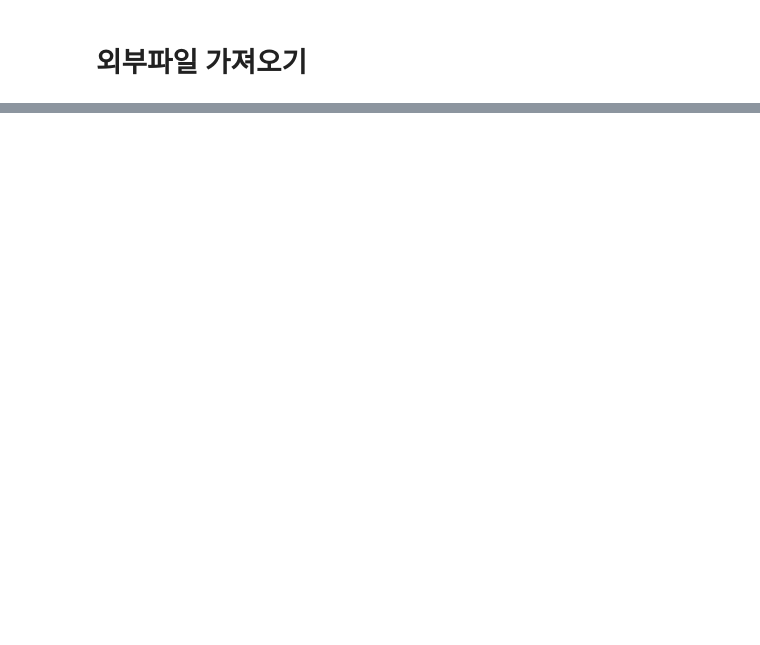
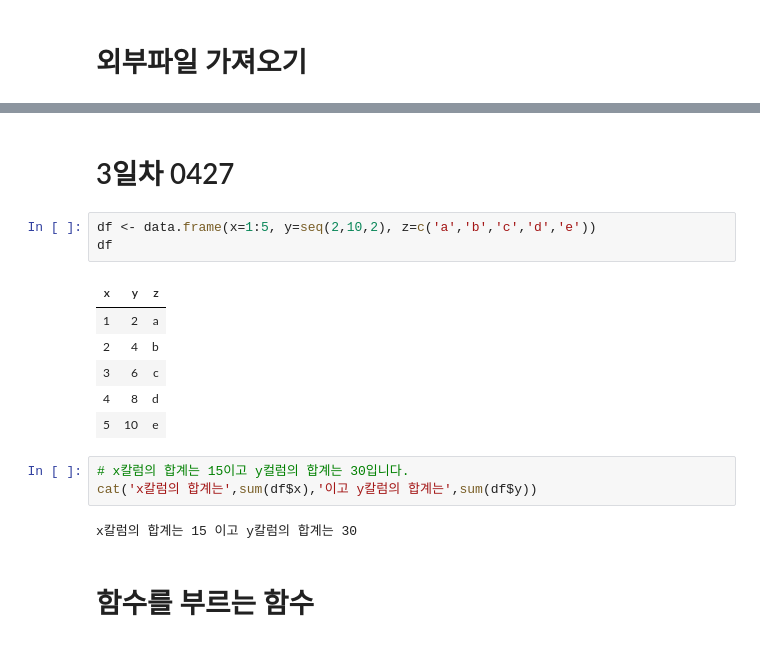
Before and after one commit to yang-gwihyeon/R_yang, a Jupyter notebook: 03. 벡터와 데이터프레임.ipynb, the cells around one changed output, grey strips where cells are left out. Cells and saved outputs as stored; diff of their text form; blank space fills up the shorter version.

```diff
--- a/03. 벡터와 데이터프레임.ipynb
+++ b/03. 벡터와 데이터프레임.ipynb
@@ -626,0 +266,19 @@ csvEmp
+# %% [markdown]
+# 3일차 0427
+# %%
+df <- data.frame(x=1:5, y=seq(2,10,2), z=c('a','b','c','d','e'))
+df
+# %% [output]
+| x | y | z |
+| 1 | 2 | a |
+| 2 | 4 | b |
+| 3 | 6 | c |
+| 4 | 8 | d |
+| 5 | 10 | e |
+# %%
+# x칼럼의 합계는 15이고 y컬럼의 합계는 30입니다.
+cat('x칼럼의 합계는',sum(df$x),'이고 y칼럼의 합계는',sum(df$y))
+# %% [output]
+x칼럼의 합계는 15 이고 y칼럼의 합계는 30
+# %% [markdown]
+# 함수를 부르는 함수
```
Also changed, not shown: parts of 102 cells of this notebook, 3 other files.
